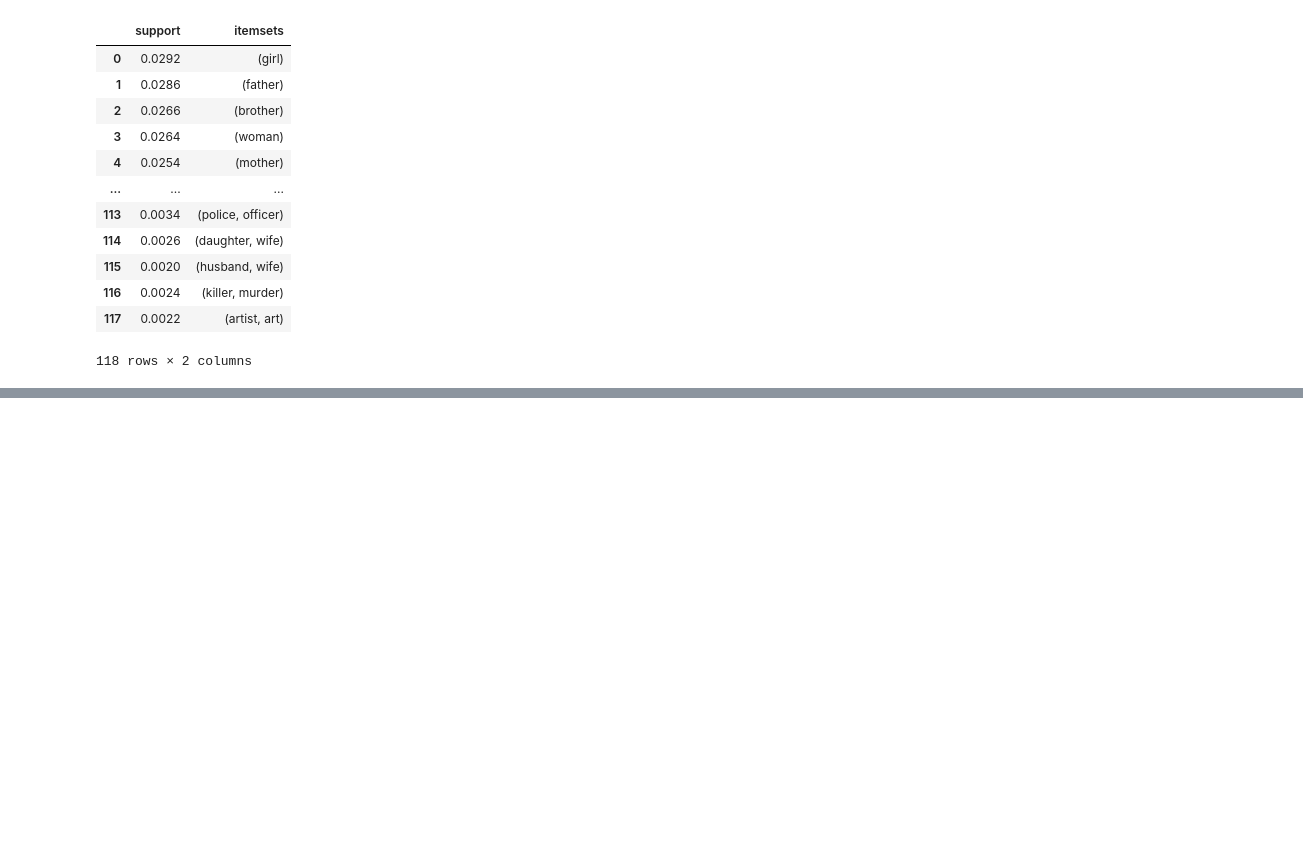
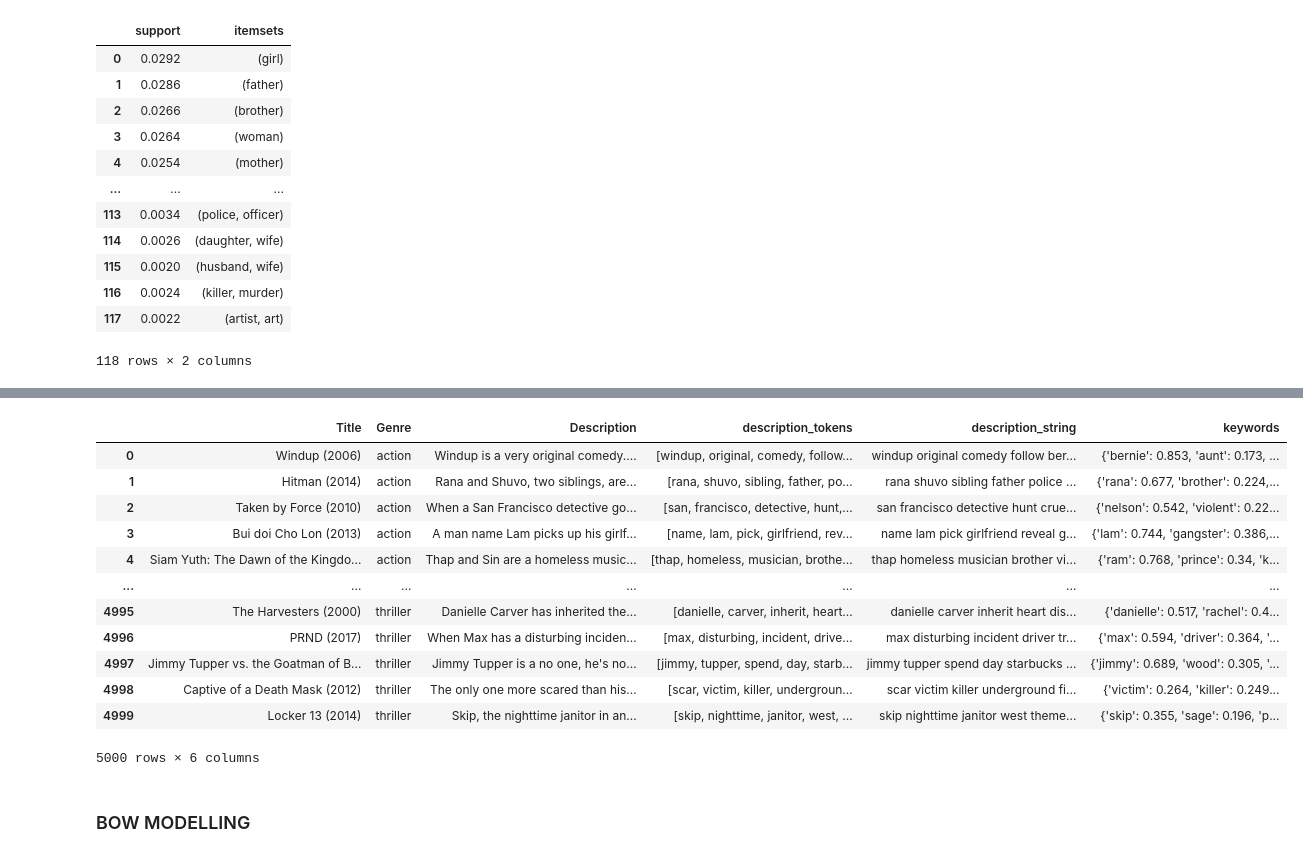
Before and after one commit to alduingae/AA-Assignment2, a Jupyter notebook: AA_ASSIGNMENT2_PERSONAL.ipynb, the cells around one changed output, grey strips where cells are left out. Saved outputs shown, nothing was run; the diff lists cells and outputs as text; code cells hidden in the pictures; blank space fills up the shorter version.

Commit message:
Updated with models

```diff
--- a/AA_ASSIGNMENT2_PERSONAL.ipynb
+++ b/AA_ASSIGNMENT2_PERSONAL.ipynb
@@ -612,0 +614,18 @@ rules_l
+# %%
+df
+# %% [output]
+|  | Title | Genre | Description | description_tokens | description_string | keywords |
+| 0 | Windup (2006) | action | Windup is a very original comedy.... | [windup, original, comedy, follow... | windup original comedy follow ber... | {'bernie': 0.853, 'aunt': 0.173, ... |
+| 1 | Hitman (2014) | action | Rana and Shuvo, two siblings, are... | [rana, shuvo, sibling, father, po... | rana shuvo sibling father police ... | {'rana': 0.677, 'brother': 0.224,... |
+| 2 | Taken by Force (2010) | action | When a San Francisco detective go... | [san, francisco, detective, hunt,... | san francisco detective hunt crue... | {'nelson': 0.542, 'violent': 0.22... |
+| 3 | Bui doi Cho Lon (2013) | action | A man name Lam picks up his girlf... | [name, lam, pick, girlfriend, rev... | name lam pick girlfriend reveal g... | {'lam': 0.744, 'gangster': 0.386,... |
+| 4 | Siam Yuth: The Dawn of the Kingdo... | action | Thap and Sin are a homeless music... | [thap, homeless, musician, brothe... | thap homeless musician brother vi... | {'ram': 0.768, 'prince': 0.34, 'k... |
+| ... | ... | ... | ... | ... | ... | ... |
+| 4995 | The Harvesters (2000) | thriller | Danielle Carver has inherited the... | [danielle, carver, inherit, heart... | danielle carver inherit heart dis... | {'danielle': 0.517, 'rachel': 0.4... |
+| 4996 | PRND (2017) | thriller | When Max has a disturbing inciden... | [max, disturbing, incident, drive... | max disturbing incident driver tr... | {'max': 0.594, 'driver': 0.364, '... |
+| 4997 | Jimmy Tupper vs. the Goatman of B... | thriller | Jimmy Tupper is a no one, he's no... | [jimmy, tupper, spend, day, starb... | jimmy tupper spend day starbucks ... | {'jimmy': 0.689, 'wood': 0.305, '... |
+| 4998 | Captive of a Death Mask (2012) | thriller | The only one more scared than his... | [scar, victim, killer, undergroun... | scar victim killer underground fi... | {'victim': 0.264, 'killer': 0.249... |
+| 4999 | Locker 13 (2014) | thriller | Skip, the nighttime janitor in an... | [skip, nighttime, janitor, west, ... | skip nighttime janitor west theme... | {'skip': 0.355, 'sage': 0.196, 'p... |
+5000 rows × 6 columns
+# %% [markdown]
+### BOW MODELLING
```
Also changed, not shown: parts of 20 cells of this notebook.
